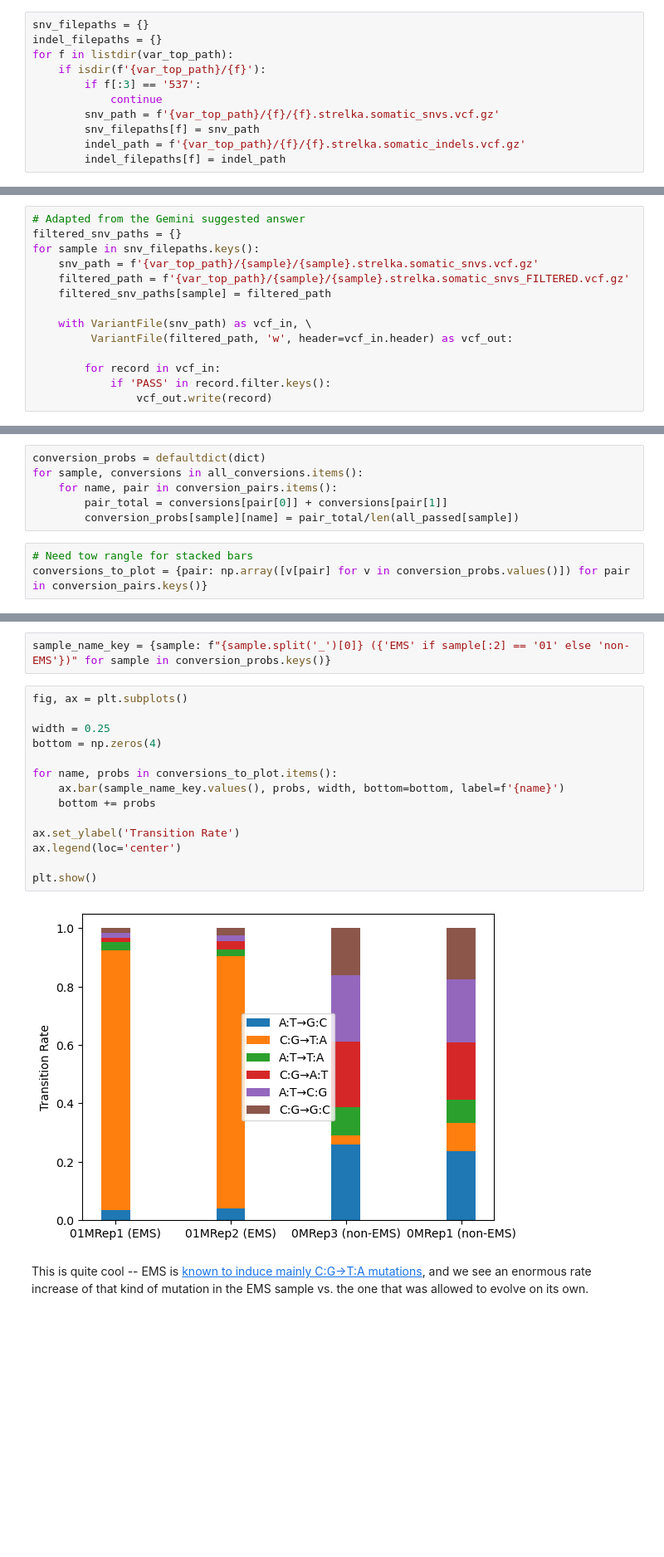
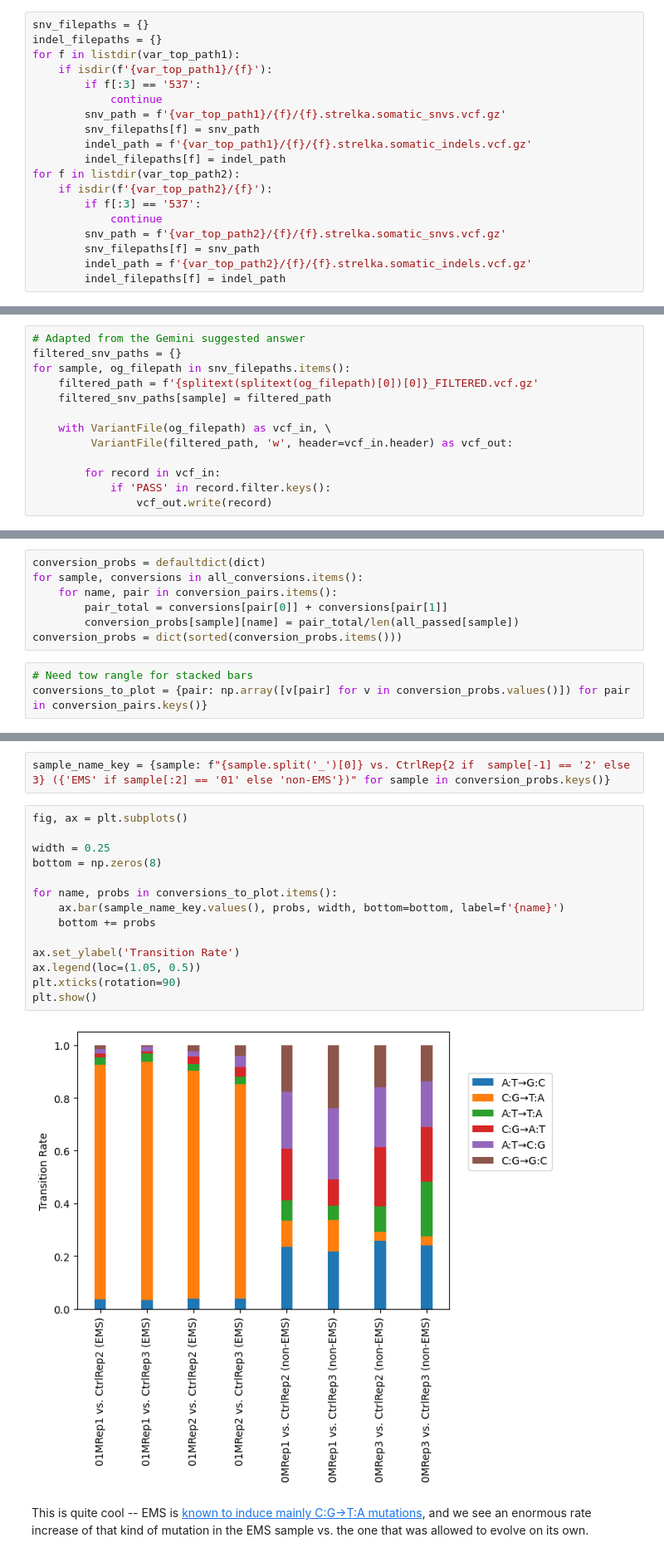
Before and after one commit to serenalotreck/evolved-nanno, a Jupyter notebook: notebooks/variant_exploration.ipynb, the cells around one changed output, grey strips where cells are left out. Shown at 83% size. Saved outputs shown, nothing was run; the diff lists cells and outputs as text; blank space fills up the shorter version.

```diff
--- a/notebooks/variant_exploration.ipynb
+++ b/notebooks/variant_exploration.ipynb
@@ -22,14 +23,22 @@ var_top_path = '/mnt/research/Walker_Lab_Research/Serena_project_data/evolved-na
 # %%
 snv_filepaths = {}
 indel_filepaths = {}
-for f in listdir(var_top_path):
-    if isdir(f'{var_top_path}/{f}'):
+for f in listdir(var_top_path1):
+    if isdir(f'{var_top_path1}/{f}'):
         if f[:3] == '537':
             continue
-        snv_path = f'{var_top_path}/{f}/{f}.strelka.somatic_snvs.vcf.gz'
+        snv_path = f'{var_top_path1}/{f}/{f}.strelka.somatic_snvs.vcf.gz'
         snv_filepaths[f] = snv_path
-        indel_path = f'{var_top_path}/{f}/{f}.strelka.somatic_indels.vcf.gz'
+        indel_path = f'{var_top_path1}/{f}/{f}.strelka.somatic_indels.vcf.gz'
         indel_filepaths[f] = indel_path
+for f in listdir(var_top_path2):
+    if isdir(f'{var_top_path2}/{f}'):
+        if f[:3] == '537':
+            continue
+        snv_path = f'{var_top_path2}/{f}/{f}.strelka.somatic_snvs.vcf.gz'
+        snv_filepaths[f] = snv_path
+        indel_path = f'{var_top_path2}/{f}/{f}.strelka.somatic_indels.vcf.gz'
+        indel_filepaths[f] = indel_path
 # %% [markdown]
 ## Filtering by support
 As mentioned in [this video](https://youtu.be/zO9WCOaq3aQ?si=GZD3t4__wenFgTxh&t=665), variants that only appear in a few reads are more likely to be sequencing errors than true variants. Therefore, we want to filter our variants. While Strelka2 doesn't provide a score in the `QUAL` column of the `vcf` file, it does provide a `PASS` value based on the Empirical Variant Scoring model (see [Supplementary Note 1](https://static-content.springer.com/esm/art%3A10.1038%2Fs41592-018-0051-x/MediaObjects/41592_2018_51_MOESM1_ESM.pdf)) if the variant is good quality, or `LowEVS` or `LowDepth` if it's not a good variant.
@@ -67,12 +80,11 @@ That's great! It substantially narrows down our analysis. Let's save out the fil
 # %%
 # Adapted from the Gemini suggested answer
 filtered_snv_paths = {}
-for sample in snv_filepaths.keys():
-    snv_path = f'{var_top_path}/{sample}/{sample}.strelka.somatic_snvs.vcf.gz'
-    filtered_path = f'{var_top_path}/{sample}/{sample}.strelka.somatic_snvs_FILTERED.vcf.gz'
+for sample, og_filepath in snv_filepaths.items():
+    filtered_path = f'{splitext(splitext(og_filepath)[0])[0]}_FILTERED.vcf.gz'
     filtered_snv_paths[sample] = filtered_path
 
-    with VariantFile(snv_path) as vcf_in, \
+    with VariantFile(og_filepath) as vcf_in, \
          VariantFile(filtered_path, 'w', header=vcf_in.header) as vcf_out:
 
         for record in vcf_in:
@@ -106,6 +118,7 @@ for sample, conversions in all_conversions.items():
     for name, pair in conversion_pairs.items():
         pair_total = conversions[pair[0]] + conversions[pair[1]]
         conversion_probs[sample][name] = pair_total/len(all_passed[sample])
+conversion_probs = dict(sorted(conversion_probs.items()))
 # %%
 # Need tow rangle for stacked bars
 conversions_to_plot = {pair: np.array([v[pair] for v in conversion_probs.values()]) for pair in conversion_pairs.keys()}
@@ -121,21 +125,21 @@ conversions_to_plot
 # %%
-sample_name_key = {sample: f"{sample.split('_')[0]} ({'EMS' if sample[:2] == '01' else 'non-EMS'})" for sample in conversion_probs.keys()}
+sample_name_key = {sample: f"{sample.split('_')[0]} vs. CtrlRep{2 if  sample[-1] == '2' else 3} ({'EMS' if sample[:2] == '01' else 'non-EMS'})" for sample in conversion_probs.keys()}
 # %%
 fig, ax = plt.subplots()
 
 width = 0.25
-bottom = np.zeros(4)
+bottom = np.zeros(8)
 
 for name, probs in conversions_to_plot.items():
     ax.bar(sample_name_key.values(), probs, width, bottom=bottom, label=f'{name}')
     bottom += probs
 
 ax.set_ylabel('Transition Rate')
-ax.legend(loc='center')
-
+ax.legend(loc=(1.05, 0.5))
+plt.xticks(rotation=90)
 plt.show()
 # %% [output]
-[figure, old version]
+[figure, new version]
 # %% [markdown]
 This is quite cool -- EMS is [known to induce mainly C:G→T:A mutations](https://www.frontiersin.org/journals/plant-science/articles/10.3389/fpls.2022.1052569/full), and we see an enormous rate increase of that kind of mutation in the EMS sample vs. the one that was allowed to evolve on its own.
 # %% [markdown]
```
Also changed, not shown: parts of 92 cells of this notebook, 5 other files.
